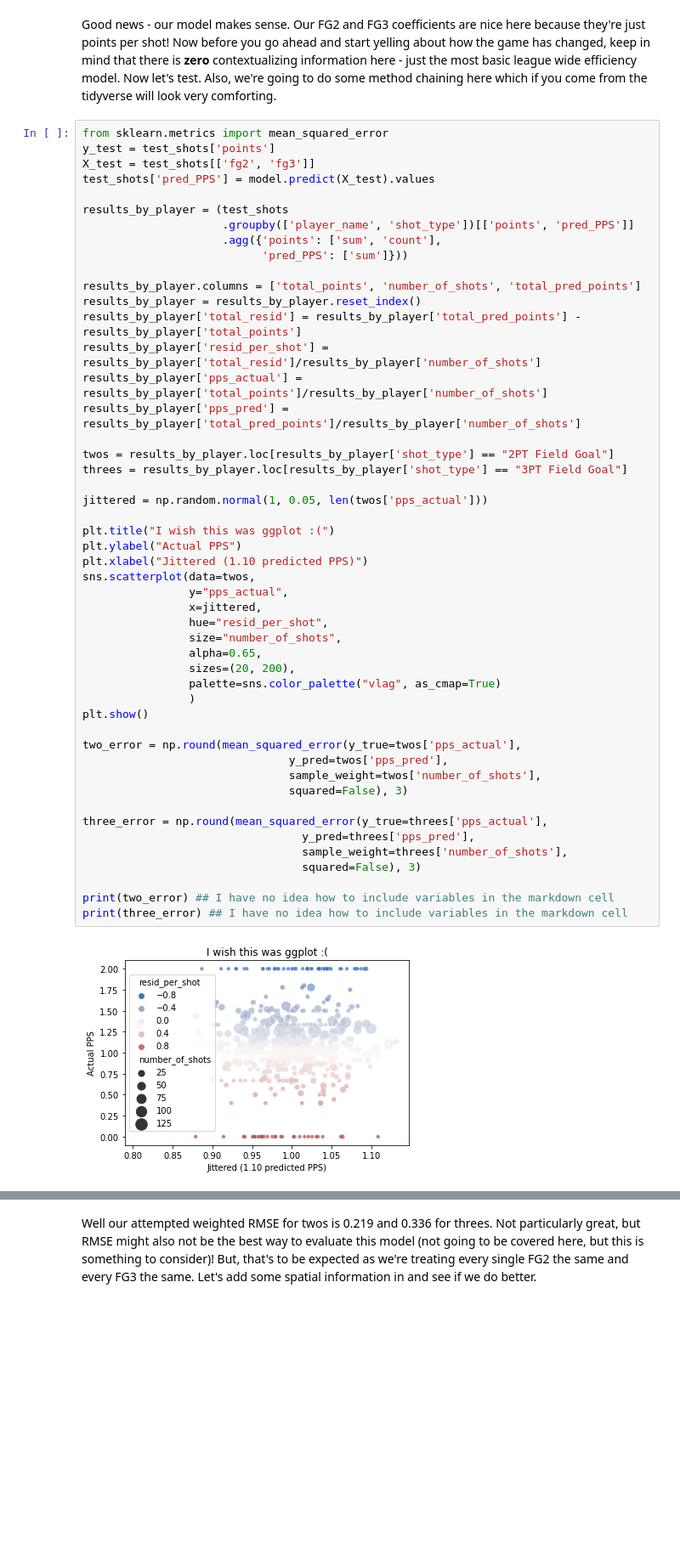
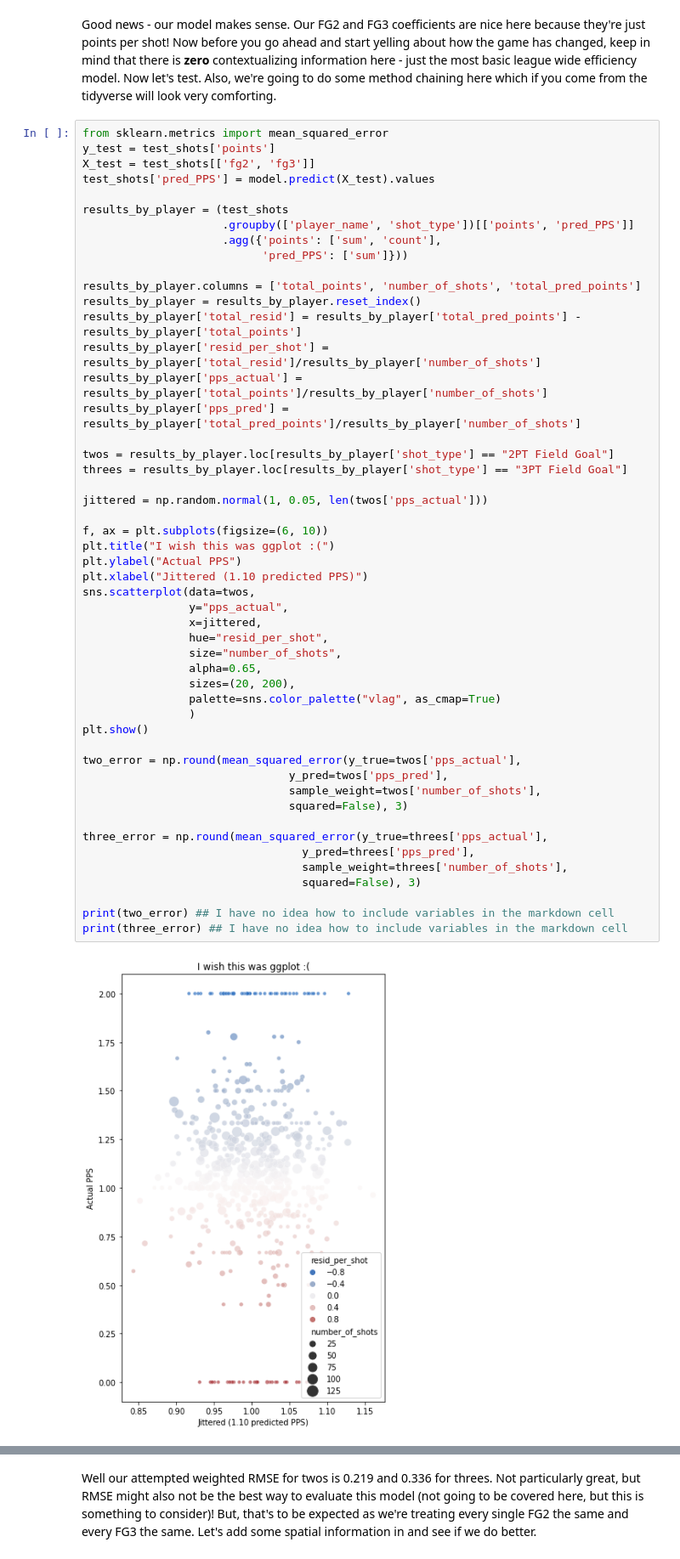
Before and after one commit to anpatton/basic-nba-tutorials, a Jupyter notebook: shot-quality/how_to_make_shot_quality_model.ipynb, the cells around one changed output, grey strips where cells are left out. Shown at 85% size. Cells and saved outputs as stored; diff of their text form; blank space fills up the shorter version.

```diff
--- a/shot-quality/how_to_make_shot_quality_model.ipynb
+++ b/shot-quality/how_to_make_shot_quality_model.ipynb
@@ -141,34 +141,35 @@ threes = results_by_player.loc[results_by_player['shot_type'] == "3PT Field Goal
 
 jittered = np.random.normal(1, 0.05, len(twos['pps_actual']))
 
+f, ax = plt.subplots(figsize=(6, 10))
 plt.title("I wish this was ggplot :(")
 plt.ylabel("Actual PPS")
 plt.xlabel("Jittered (1.10 predicted PPS)")
 sns.scatterplot(data=twos,
                 y="pps_actual",
                 x=jittered,
                 hue="resid_per_shot",
                 size="number_of_shots",
                 alpha=0.65,
                 sizes=(20, 200),
                 palette=sns.color_palette("vlag", as_cmap=True)
                 )
 plt.show()
 
 two_error = np.round(mean_squared_error(y_true=twos['pps_actual'],
                                y_pred=twos['pps_pred'],
                                sample_weight=twos['number_of_shots'],
                                squared=False), 3)
 
 three_error = np.round(mean_squared_error(y_true=threes['pps_actual'],
                                  y_pred=threes['pps_pred'],
                                  sample_weight=threes['number_of_shots'],
                                  squared=False), 3)
 
 print(two_error) ## I have no idea how to include variables in the markdown cell
 print(three_error) ## I have no idea how to include variables in the markdown cell
 # %% [output]
-[figure, old version]
+[figure, new version]
 0.219
 0.336
 # %% [markdown]
```
Also changed, not shown: parts of 6 cells of this notebook.
